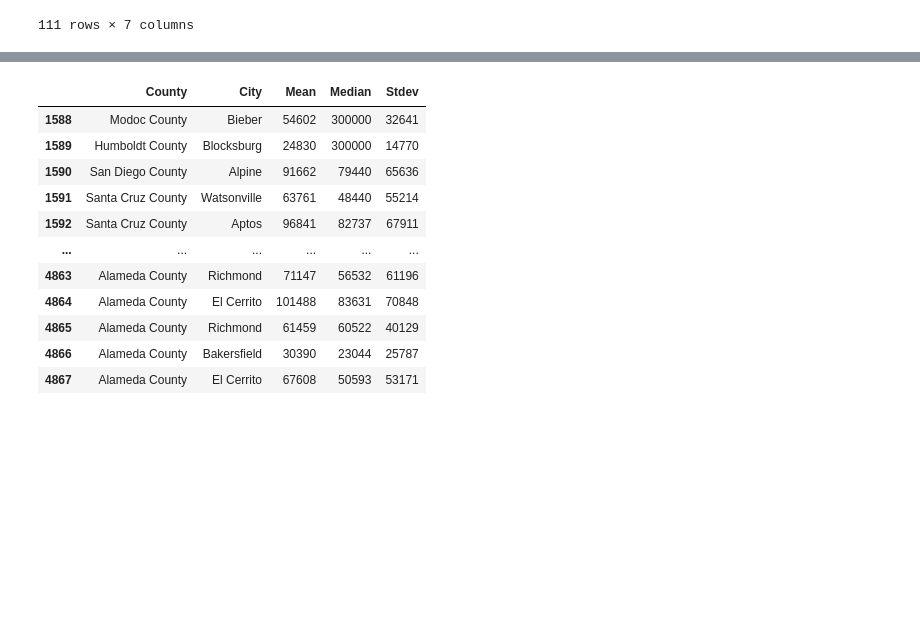
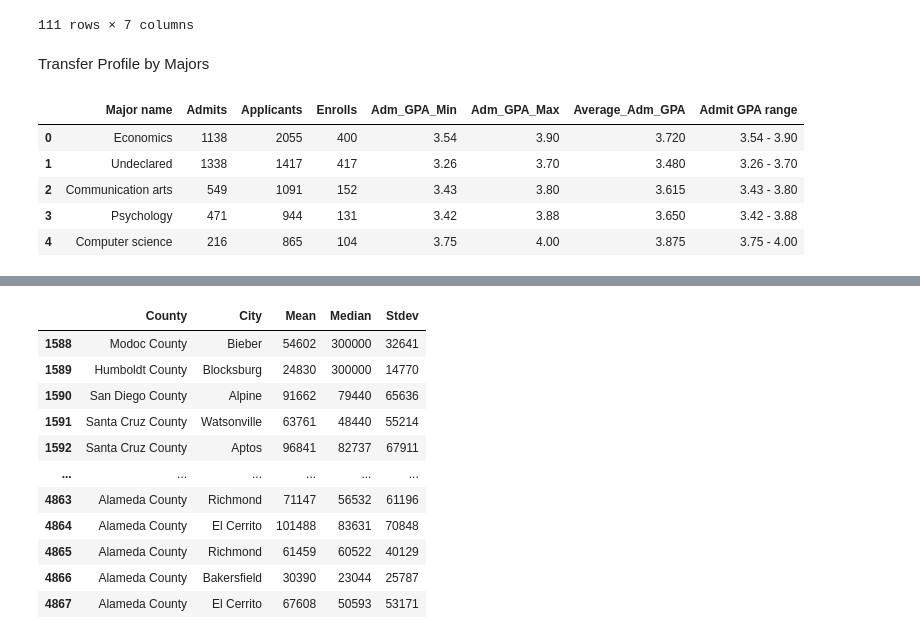
Before and after one commit to yhc00512/cogs-108-project, a Jupyter notebook: DataCheckpoint.ipynb, the cells around one changed output, grey strips where cells are left out. Cells and saved outputs as stored; diff of their text form; code cells hidden in the pictures; blank space fills up the shorter version.

```diff
--- a/DataCheckpoint.ipynb
+++ b/DataCheckpoint.ipynb
@@ -60,6 +60,7 @@ from numpy.ma.core import count
 ## YOUR CODE HERE
 import pandas as pd
 import numpy as np
+
 ## transfer profile by community college
 college_1516 = pd.read_csv('https://raw.githubusercontent.com/yhc00512/cogs-108-project/main/TR%20College%2015-16%20-%20TR%20College%2015-16.csv')
 college_1617 = pd.read_csv('https://raw.githubusercontent.com/yhc00512/cogs-108-project/main/TR%20College%2016-17%20-%20TR%20College%2016-17.csv')
@@ -71,6 +72,13 @@ college_2122 = pd.read_csv('https://raw.githubusercontent.com/yhc00512/cogs-108-
 
 ## transfer profile by major
 df_gpa = pd.read_csv('https://raw.githubusercontent.com/yhc00512/cogs-108-project/main/Transfer%20Major%20-%20Major_Table_data%20(1).csv')
+major_2015 = pd.read_csv('https://raw.githubusercontent.com/yhc00512/cogs-108-project/main/Major_Table_data2015.csv')
+major_2016 = pd.read_csv('https://raw.githubusercontent.com/yhc00512/cogs-108-project/main/Major_Table_data2016.csv')
+major_2017 = pd.read_csv('https://raw.githubusercontent.com/yhc00512/cogs-108-project/main/Major_Table_data2017.csv')
+major_2018 = pd.read_csv('https://raw.githubusercontent.com/yhc00512/cogs-108-project/main/Major_Table_data2018.csv')
+major_2019 = pd.read_csv('https://raw.githubusercontent.com/yhc00512/cogs-108-project/main/Major_Table_data2019.csv')
+major_2020 = pd.read_csv('https://raw.githubusercontent.com/yhc00512/cogs-108-project/main/Major_Table_data2020.csv')
+major_2021 = pd.read_csv('https://raw.githubusercontent.com/yhc00512/cogs-108-project/main/Major_Table_data2021.csv')
 
 ## income by counties in CA
 df_income = pd.read_csv('https://raw.githubusercontent.com/yhc00512/cogs-108-project/main/Income%20-%20kaggle_income.csv')
@@ -245,3 +254,18 @@ college_merge
 | TAFT COLLEGE | Kern | NaN | NaN | 87.50 | NaN | 57.14 | 75.00 | ... |
 | SHASTA COLLEGE | Shasta | NaN | NaN | NaN | 47.62 | 56.00 | 51.72 | ... |
 111 rows × 7 columns
+# %% [markdown]
+Transfer Profile by Majors
+# %%
+# function to modify the format of transfer profile by majros
+def modify_major(df_gpa):
+  df_gpa = df_gpa.drop(columns = ['Broad discipline', 'College/School', 'Admit rate','Enroll GPA range', 'Yield rate'])
+  df_gpa = df_gpa.assign(Adm_GPA_Min = df_gpa['Admit GPA range'].str[:4])
+  df_gpa = df_gpa.assign(Adm_GPA_Max = df_gpa['Admit GPA range'].str[-4:])
+  df_gpa['Adm_GPA_Min'] = df_gpa['Adm_GPA_Min'].astype(float)
+  df_gpa['Adm_GPA_Max'] = df_gpa['Adm_GPA_Max'].astype(float)
+  df_gpa = df_gpa.assign(Average_Adm_GPA = (df_gpa['Adm_GPA_Min'] +  df_gpa['Adm_GPA_Max']) / 2 )
+  df_gpa = df_gpa.sort_values('Applicants', ascending = False)
+  df_gpa = df_gpa.reset_index(drop = True)
+  df_gpa = df_gpa[['Major name', 'Admits', 'Applicants', 'Enrolls',	'Adm_GPA_Min', 'Adm_GPA_Max',	'Average_Adm_GPA', 'Admit GPA range']]
+  return df_gpa
@@ -247,0 +276,11 @@ college_merge
+# %%
+# transfer profile by majors in 2016
+major_2016 = modify_major(major_2016)
+major_2016.head()
+# %% [output]
+|  | Major name | Admits | Applicants | Enrolls | Adm_GPA_Min | Adm_GPA_Max | Average_Adm_GPA | Admit GPA range |
+| 0 | Economics | 1138 | 2055 | 400 | 3.54 | 3.90 | 3.720 | 3.54 - 3.90 |
+| 1 | Undeclared | 1338 | 1417 | 417 | 3.26 | 3.70 | 3.480 | 3.26 - 3.70 |
+| 2 | Communication arts | 549 | 1091 | 152 | 3.43 | 3.80 | 3.615 | 3.43 - 3.80 |
+| 3 | Psychology | 471 | 944 | 131 | 3.42 | 3.88 | 3.650 | 3.42 - 3.88 |
+| 4 | Computer science | 216 | 865 | 104 | 3.75 | 4.00 | 3.875 | 3.75 - 4.00 |
```
Also changed, not shown: parts of 10 cells of this notebook.
